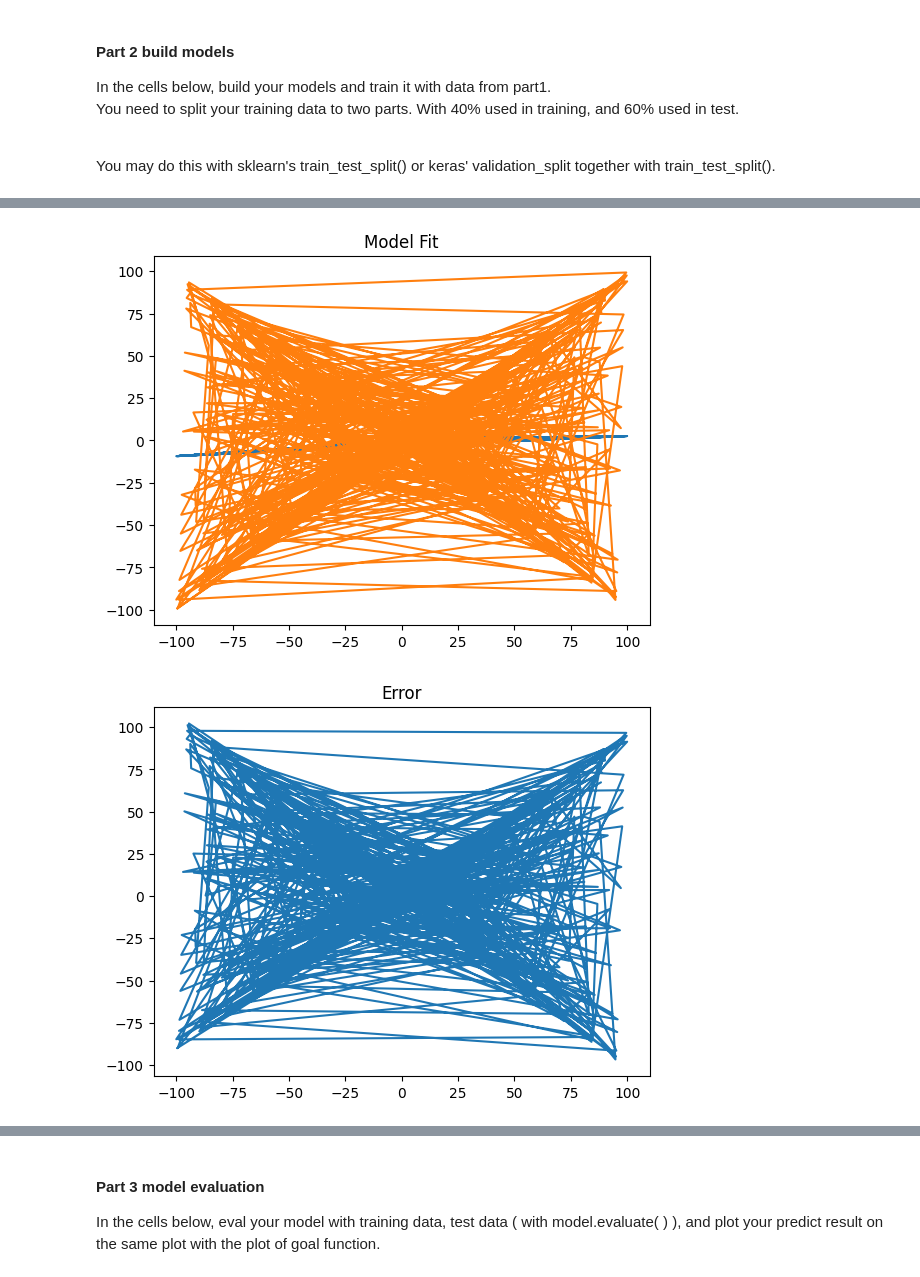
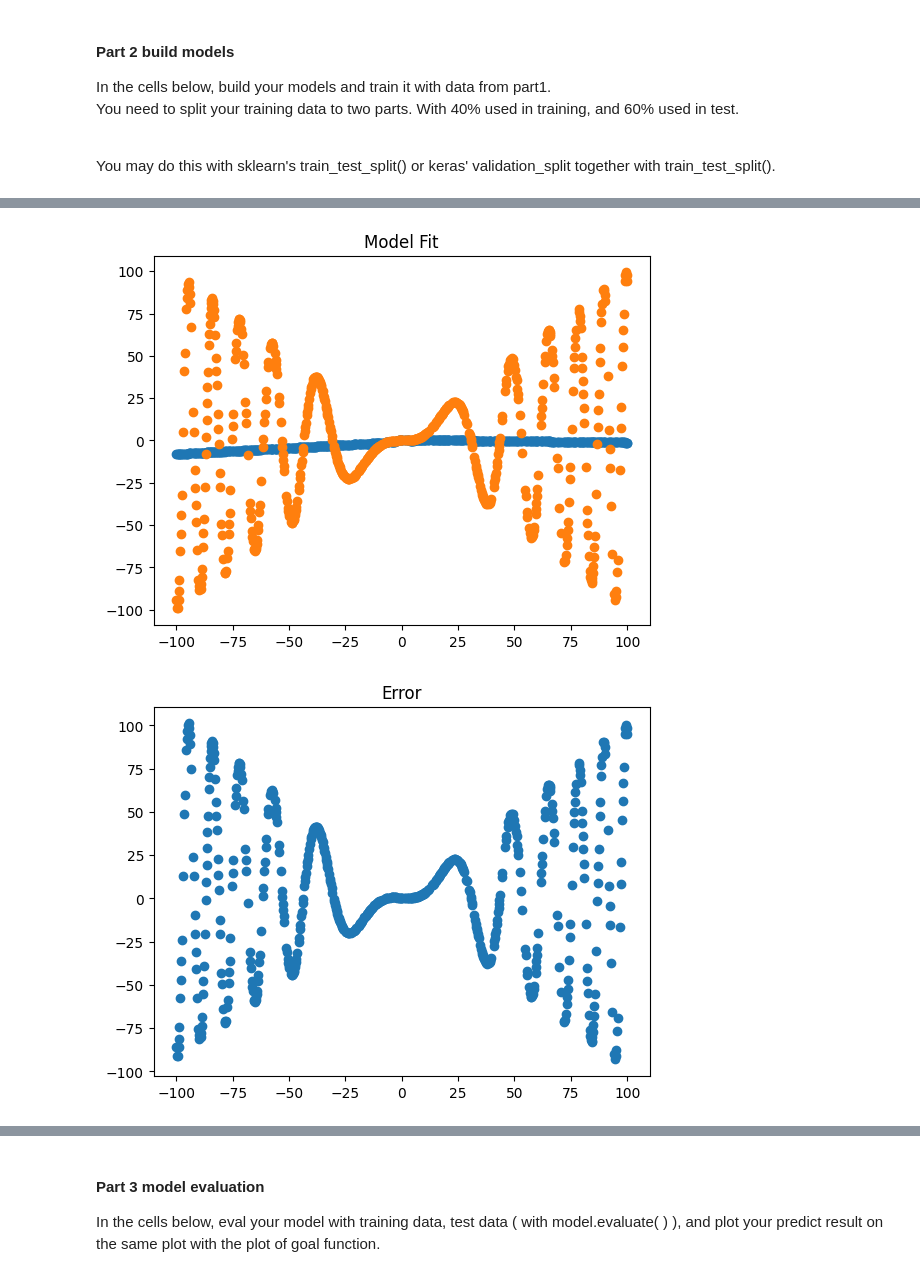
Before and after one commit to VanKLuu/CS483, a Jupyter notebook: Lab1_Understanding_Feedforward_Neural_Network.ipynb, the cells around one changed output, grey strips where cells are left out. Drawn from its saved outputs; the diff is of its cells as text; code cells hidden in the pictures.

```diff
--- a/Lab1_Understanding_Feedforward_Neural_Network.ipynb
+++ b/Lab1_Understanding_Feedforward_Neural_Network.ipynb
@@ -76,14 +76,14 @@ model_single.fit(x_train, y_train, batch_size = 128, epochs = 50)
 py = model_single.predict(x_test)
 
 # Visualize predictions compared to actual values
-plt.plot(x_test, py)
-plt.plot(x_test, y_test)
+plt.scatter(x_test, py)
+plt.scatter(x_test, y_test)
 plt.title("Model Fit")
 plt.show()
 es = []
 for i in range(len(py)):
   es.append(y_test[i] - py[i])
-plt.plot(x_test, es)
+plt.scatter(x_test, es)
 plt.title("Error")
 plt.show()
 # %% [output]
@@ -107,5 +107,5 @@ Epoch 50/50
-[figure, old version]
+[figure, new version]
-[figure, old version]
+[figure, new version]
 # %%
 # model 2: deeper neural network
 
```
Also changed, not shown: parts of 3 cells of this notebook.
